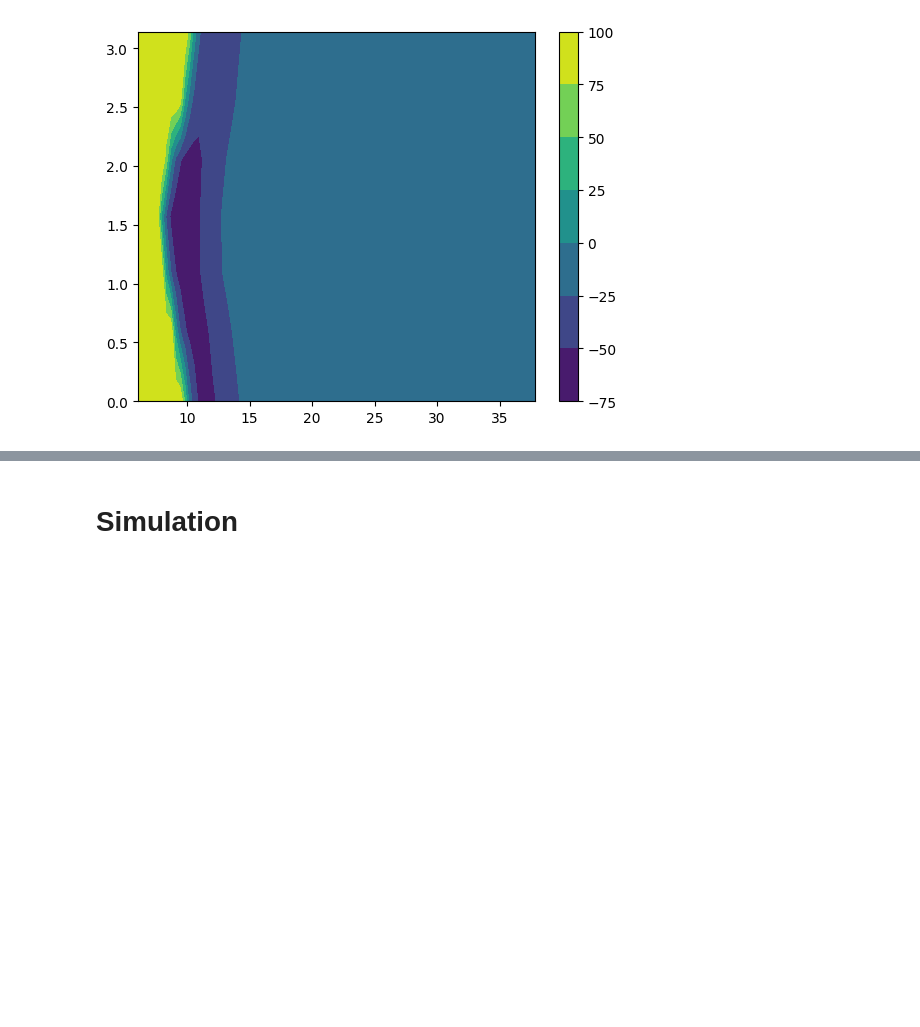
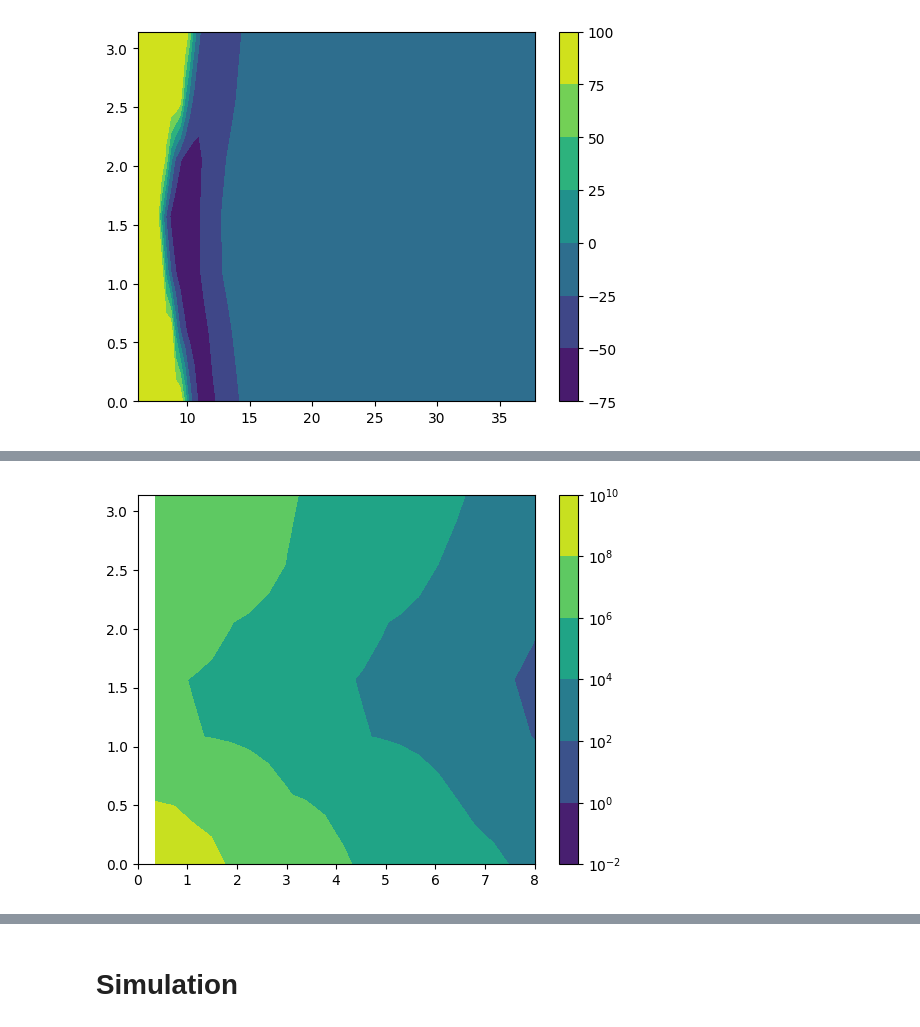
Before and after one commit to AK-Grabowsk3/NeOcs, a Jupyter notebook: analysis/NeOCS_qc_solver.ipynb, the cells around one changed output, grey strips where cells are left out. Cells and saved outputs as stored; diff of their text form; code cells hidden in the pictures; blank space fills up the shorter version.

```diff
--- a/analysis/NeOCS_qc_solver.ipynb
+++ b/analysis/NeOCS_qc_solver.ipynb
@@ -101 +49,56 @@ NameError: name 'l_arr' is not defined
+# %%
+def extrapolate_to_zero(rs, V_values, max_val=1000):
+    dr = rs[1] - rs[0]
+    dVRatio = V_values[0] / V_values[1]
+    dVRatio *= 1.005
+
+    rs_extended = [rs[0] - dr]
+    V_extended = [V_values[0] * dVRatio]
+
+    dumping = 0
+    while rs_extended[-1] > dr:
+        if V_extended[-1] >= max_val:
+            V_extended[-1] = max_val + 1000 * np.sqrt(dumping)
+            dVRatio = 1
+            dumping += 1
+        else:
+            dVRatio *= 1.005
+        rs_extended.append(rs_extended[-1] - dr)
+        V_extended.append(V_extended[-1] * dVRatio)
+
+    rs_extended.reverse()
+    V_extended.reverse()
+
+    return rs_extended, V_extended
+
+def extrapolate_to_infinity(rs, V_values, max_distance = 60):
+    dr = rs[-1] - rs[-2]
+    r_extended = [rs[-1] + dr]
+    V_extended = [0.0]
+    while(r_extended[-1] < max_distance):
+        r_extended.append(r_extended[-1] + dr)
+        V_extended.append(0.0)
+
+    return r_extended, V_extended
+
+PES_ext = [[]]*N_th
+
+for i in range(N_th):
+    R_ext_0, PES_ext_0 = extrapolate_to_zero(R_raw, PES_raw[i])
+    R_ext_inf, PES_ext_inf = extrapolate_to_infinity(R_raw, PES_raw[i], max_distance = 50.)
+    R_ext = R_ext_0 + list( R_raw ) + R_ext_inf
+    PES_ext[i] = PES_ext_0 + list( PES_raw[i] ) + PES_ext_inf
+
+R_ext = np.array( R_ext )
+PES_ext = np.array( PES_ext )
+
+plt.contourf( R_ext, th_raw, np.abs(PES_ext) * au2cm, norm=LogNorm() )
+
+plt.xlim( 0, 8 )
+
+plt.colorbar()
+
+pass
+# %% [output]
+[figure, added]
 # %%
```
Also changed, not shown: parts of 12 cells of this notebook.
